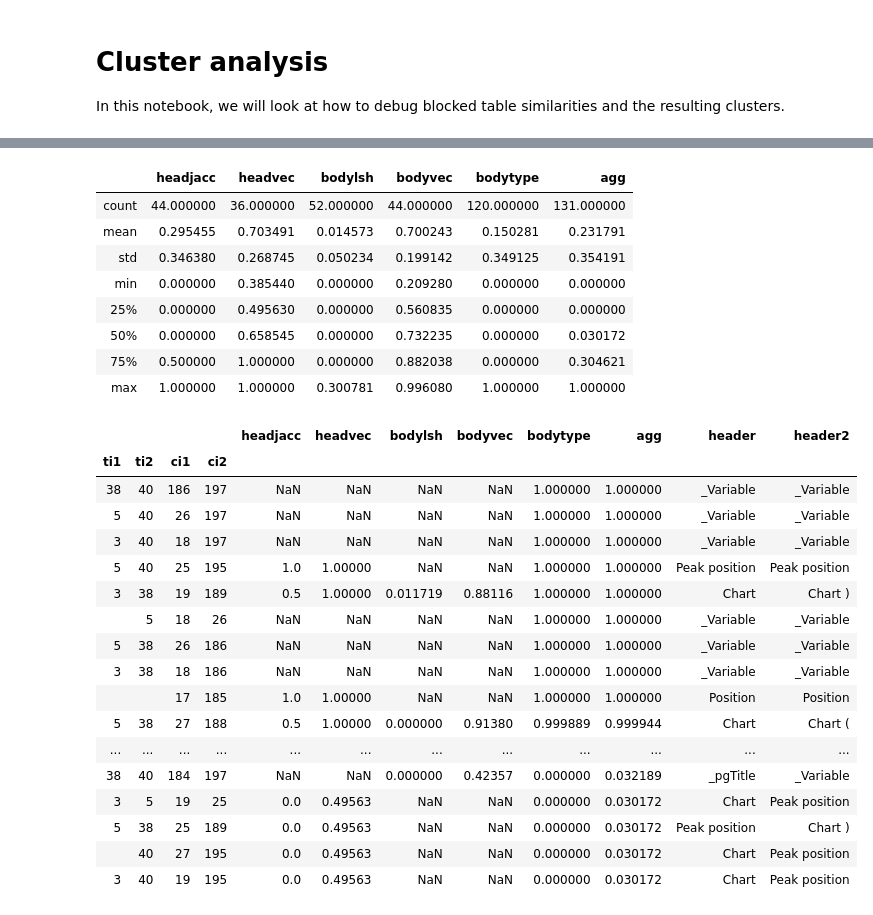
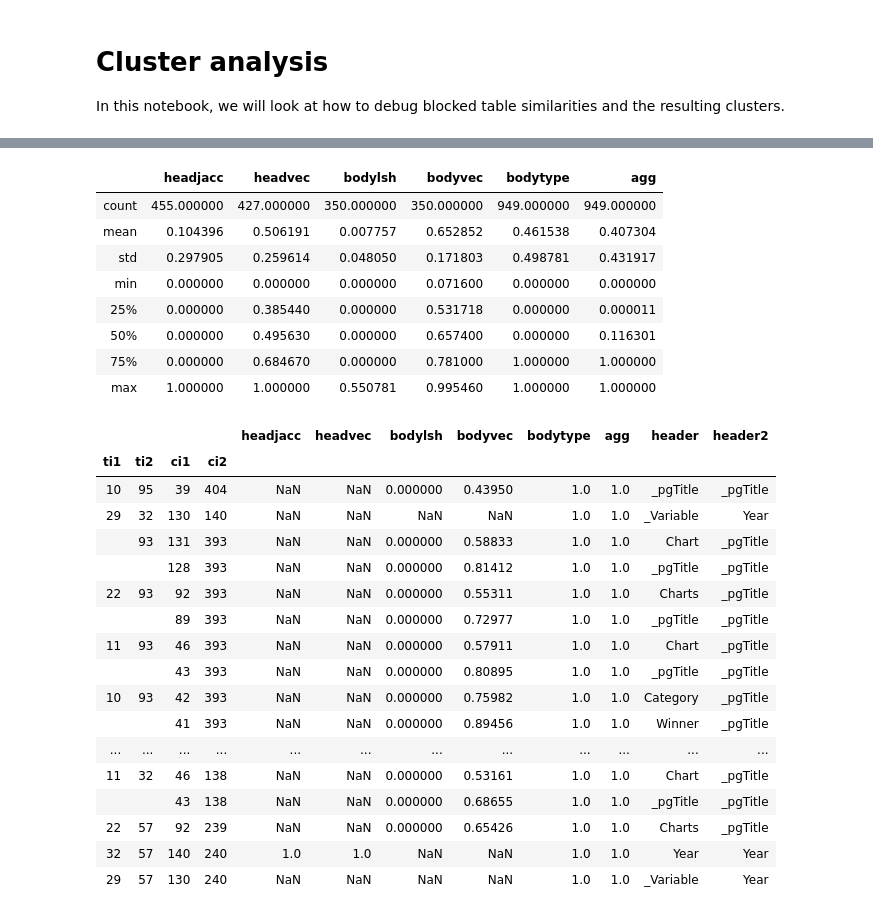
Before and after one commit to karmaresearch/takco, a Jupyter notebook: docs/tutorials/clusters.ipynb, the cells around one changed output, grey strips where cells are left out. Drawn from its saved outputs; the diff is of its cells as text; code cells hidden in the pictures.

```diff
--- a/docs/tutorials/clusters.ipynb
+++ b/docs/tutorials/clusters.ipynb
@@ -10,9 +10,11 @@ In this notebook, we will look at how to debug blocked table similarities and th
 # Assume that we have the "chartedIn" results
 import takco
 
-# tables = takco.HashBag._load('../../output/chartedIn/4-coltypes/*')
-tables = takco.HashBag._load('../../output/chartedIn/5-cluster/*')
+# tables = takco.HashBag._load('../../output/chartedIn/4-coltypes/*.jsonl')
+tables = takco.HashBag._load('../../output/chartedIn/5-cluster/*.jsonl')
+tables = takco.HashBag._load('../../output/chartedIn/5-cluster/*.jsonl')
 
+tables = list(tables)
 print(f"Got {sum(1 for _ in tables)} tables")
 
 # Get biggest table
@@ -32,5 +34,11 @@ Got 38 tables
 from takco.util import tableobj_to_dataframe
 df = tableobj_to_dataframe(table)
 for ci, col in enumerate(df.columns):
-    print(f"{str(col):>35s}", dict( df.T.iloc[ci].value_counts()[:3] ))
+    tophead = table['tableHeaders'][0][ci].get('freq')
+    if tophead:
+        print("Top headers:",  dict(sorted(tophead.items(), key=lambda x:-x[1])) )
+    else:
+        print("Header:", col)
+    print("Top values:", dict( df.T.iloc[ci].value_counts()[:3] ))
+    print()
 # %% [output]
@@ -82,52 +66,52 @@ takco.preview( table.get('partColAligns'), ntables=None )
 # %%
 from IPython.display import display
-from takco.cluster.clustering import aggregate_similarities
+from takco.cluster import aggregate_similarities
 import pandas as pd
-sims = pd.read_csv('../../output/chartedIn/sims.csv', index_col=[0,1,2,3]).query('ti1 < ti2')
+sims = pd.read_csv('../../output/chartedIn/5-cluster/sims.csv', index_col=[0,1,2,3]).query('ti1 < ti2')
 agg_func = '@mean(  @max(headjacc, @pow(headvec, 4)), @max(bodylsh, bodytype, @pow(bodyvec, 4) ) )'
 sims['agg'] = aggregate_similarities(sims, agg_func)
 
 partColAligns = table.get('partColAligns')
 ci_head = {}
 for p in partColAligns:
     head = [' '.join(c.get('text','') for c in hcol) for hcol in zip(*p['tableHeaders'])]
     l,g = p['partcol_local'], p['partcol_global']
-    ci_head.update({ci:head[ l[pci] ] for pci,ci in g.items()})
+    ci_head.update({ci:(head[ l[pci] ] if head and l else '') for pci,ci in g.items()})
 ci_head = pd.Series(ci_head, name='header')
 
 partsims = sims.join(ci_head, on='ci1', how='inner').join(ci_head, how='inner', on='ci2', rsuffix='2')
 
 display(partsims.describe())
 
 # partsims = partsims[partsims.header == '_pgTitle']
 # partsims = partsims[partsims.header == 'Region']
 # partsims = partsims[partsims['agg'] < .51]
 partsims.sort_values('agg', ascending=False).head(60)
 # %% [output]
 |  | headjacc | headvec | bodylsh | bodyvec | bodytype | agg |
-| count | 44.000000 | 36.000000 | 52.000000 | 44.000000 | 120.000000 | 131.000000 |
-| mean | 0.295455 | 0.703491 | 0.014573 | 0.700243 | 0.150281 | 0.231791 |
-| std | 0.346380 | 0.268745 | 0.050234 | 0.199142 | 0.349125 | 0.354191 |
-| min | 0.000000 | 0.385440 | 0.000000 | 0.209280 | 0.000000 | 0.000000 |
-| 25% | 0.000000 | 0.495630 | 0.000000 | 0.560835 | 0.000000 | 0.000000 |
-| 50% | 0.000000 | 0.658545 | 0.000000 | 0.732235 | 0.000000 | 0.030172 |
-| 75% | 0.500000 | 1.000000 | 0.000000 | 0.882038 | 0.000000 | 0.304621 |
-| max | 1.000000 | 1.000000 | 0.300781 | 0.996080 | 1.000000 | 1.000000 |
+| count | 455.000000 | 427.000000 | 350.000000 | 350.000000 | 949.000000 | 949.000000 |
+| mean | 0.104396 | 0.506191 | 0.007757 | 0.652852 | 0.461538 | 0.407304 |
+| std | 0.297905 | 0.259614 | 0.048050 | 0.171803 | 0.498781 | 0.431917 |
+| min | 0.000000 | 0.000000 | 0.000000 | 0.071600 | 0.000000 | 0.000000 |
+| 25% | 0.000000 | 0.385440 | 0.000000 | 0.531718 | 0.000000 | 0.000011 |
+| 50% | 0.000000 | 0.495630 | 0.000000 | 0.657400 | 0.000000 | 0.116301 |
+| 75% | 0.000000 | 0.684670 | 0.000000 | 0.781000 | 1.000000 | 1.000000 |
+| max | 1.000000 | 1.000000 | 0.550781 | 0.995460 | 1.000000 | 1.000000 |
 |  |  |  |  | headjacc | headvec | bodylsh | bodyvec | bodytype | agg | header | header2 |
 | ti1 | ti2 | ci1 | ci2 |  |  |  |  |  |  |  |  |
-| 38 | 40 | 186 | 197 | NaN | NaN | NaN | NaN | 1.000000 | 1.000000 | _Variable | _Variable |
-| 5 | 40 | 26 | 197 | NaN | NaN | NaN | NaN | 1.000000 | 1.000000 | _Variable | _Variable |
-| 3 | 40 | 18 | 197 | NaN | NaN | NaN | NaN | 1.000000 | 1.000000 | _Variable | _Variable |
-| 5 | 40 | 25 | 195 | 1.0 | 1.00000 | NaN | NaN | 1.000000 | 1.000000 | Peak position | Peak position |
-| 3 | 38 | 19 | 189 | 0.5 | 1.00000 | 0.011719 | 0.88116 | 1.000000 | 1.000000 | Chart | Chart ) |
-|  | 5 | 18 | 26 | NaN | NaN | NaN | NaN | 1.000000 | 1.000000 | _Variable | _Variable |
-| 5 | 38 | 26 | 186 | NaN | NaN | NaN | NaN | 1.000000 | 1.000000 | _Variable | _Variable |
-| 3 | 38 | 18 | 186 | NaN | NaN | NaN | NaN | 1.000000 | 1.000000 | _Variable | _Variable |
-|  |  | 17 | 185 | 1.0 | 1.00000 | NaN | NaN | 1.000000 | 1.000000 | Position | Position |
-| 5 | 38 | 27 | 188 | 0.5 | 1.00000 | 0.000000 | 0.91380 | 0.999889 | 0.999944 | Chart | Chart ( |
+| 10 | 95 | 39 | 404 | NaN | NaN | 0.000000 | 0.43950 | 1.0 | 1.0 | _pgTitle | _pgTitle |
+| 29 | 32 | 130 | 140 | NaN | NaN | NaN | NaN | 1.0 | 1.0 | _Variable | Year |
+|  | 93 | 131 | 393 | NaN | NaN | 0.000000 | 0.58833 | 1.0 | 1.0 | Chart | _pgTitle |
+|  |  | 128 | 393 | NaN | NaN | 0.000000 | 0.81412 | 1.0 | 1.0 | _pgTitle | _pgTitle |
+| 22 | 93 | 92 | 393 | NaN | NaN | 0.000000 | 0.55311 | 1.0 | 1.0 | Charts | _pgTitle |
+|  |  | 89 | 393 | NaN | NaN | 0.000000 | 0.72977 | 1.0 | 1.0 | _pgTitle | _pgTitle |
+| 11 | 93 | 46 | 393 | NaN | NaN | 0.000000 | 0.57911 | 1.0 | 1.0 | Chart | _pgTitle |
+|  |  | 43 | 393 | NaN | NaN | 0.000000 | 0.80895 | 1.0 | 1.0 | _pgTitle | _pgTitle |
+| 10 | 93 | 42 | 393 | NaN | NaN | 0.000000 | 0.75982 | 1.0 | 1.0 | Category | _pgTitle |
+|  |  | 41 | 393 | NaN | NaN | 0.000000 | 0.89456 | 1.0 | 1.0 | Winner | _pgTitle |
 | ... | ... | ... | ... | ... | ... | ... | ... | ... | ... | ... | ... |
-| 38 | 40 | 184 | 197 | NaN | NaN | 0.000000 | 0.42357 | 0.000000 | 0.032189 | _pgTitle | _Variable |
-| 3 | 5 | 19 | 25 | 0.0 | 0.49563 | NaN | NaN | 0.000000 | 0.030172 | Chart | Peak position |
-| 5 | 38 | 25 | 189 | 0.0 | 0.49563 | NaN | NaN | 0.000000 | 0.030172 | Peak position | Chart ) |
-|  | 40 | 27 | 195 | 0.0 | 0.49563 | NaN | NaN | 0.000000 | 0.030172 | Chart | Peak position |
-| 3 | 40 | 19 | 195 | 0.0 | 0.49563 | NaN | NaN | 0.000000 | 0.030172 | Chart | Peak position |
+| 11 | 32 | 46 | 138 | NaN | NaN | 0.000000 | 0.53161 | 1.0 | 1.0 | Chart | _pgTitle |
+|  |  | 43 | 138 | NaN | NaN | 0.000000 | 0.68655 | 1.0 | 1.0 | _pgTitle | _pgTitle |
+| 22 | 57 | 92 | 239 | NaN | NaN | 0.000000 | 0.65426 | 1.0 | 1.0 | Charts | _pgTitle |
+| 32 | 57 | 140 | 240 | 1.0 | 1.0 | NaN | NaN | 1.0 | 1.0 | Year | Year |
+| 29 | 57 | 130 | 240 | NaN | NaN | NaN | NaN | 1.0 | 1.0 | _Variable | Year |
```
Also changed, not shown: parts of 3 cells of this notebook, 18 other files.
